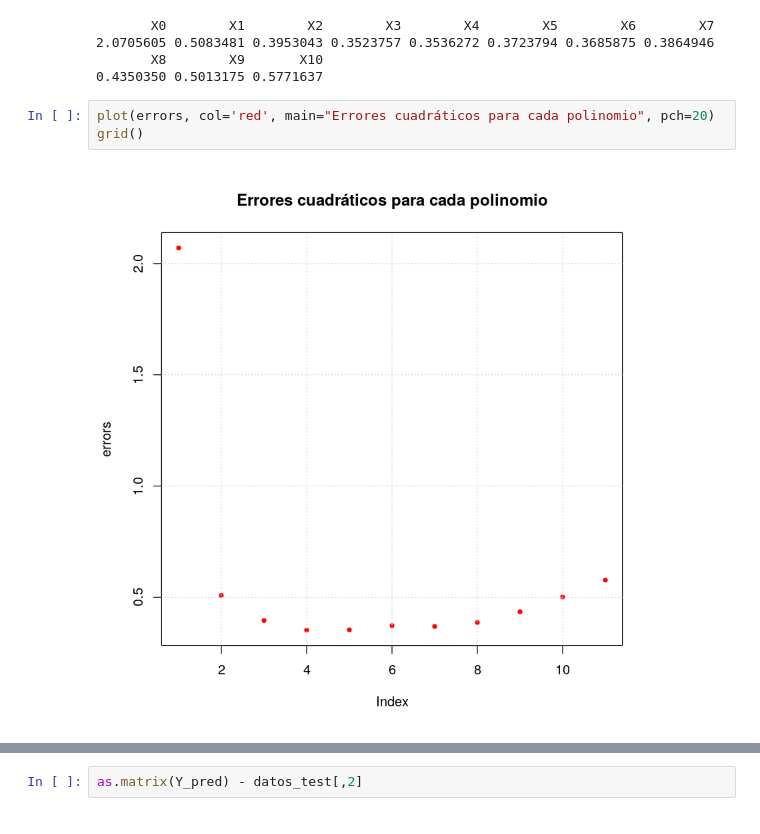
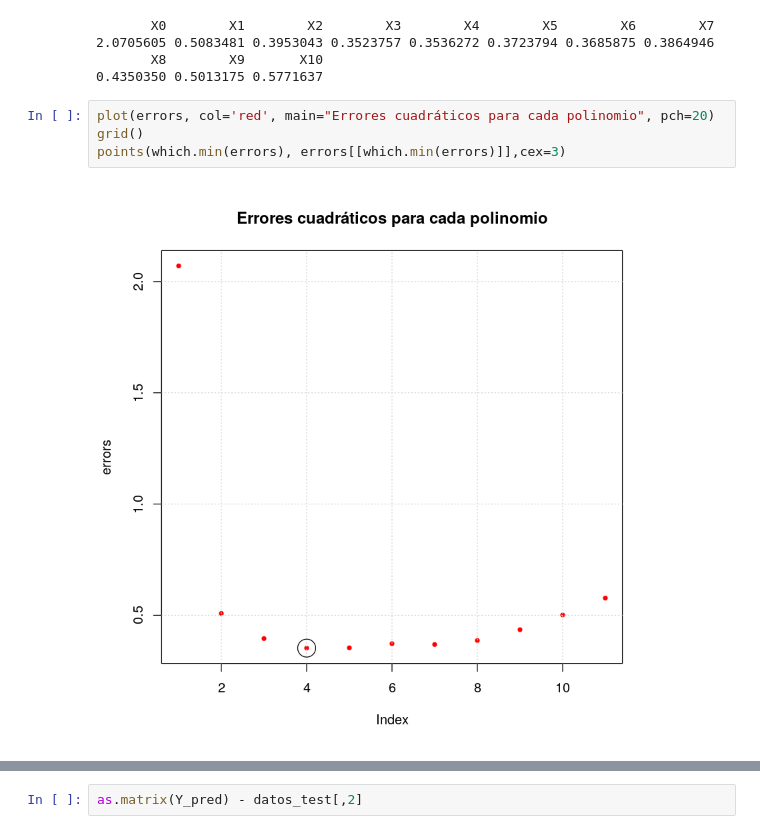
Before and after one commit to LecJackS/Ciencia-de-datos-con-R_Fundamentos-Estadisticos_2020, a Jupyter notebook: clase25/Clase 25 - Guía Regresión.ipynb, the cells around one changed output, grey strips where cells are left out. Cells and saved outputs as stored; diff of their text form.

```diff
--- a/clase25/Clase 25 - Guía Regresión.ipynb
+++ b/clase25/Clase 25 - Guía Regresión.ipynb
@@ -361,5 +356,6 @@ errors
 # %%
 plot(errors, col='red', main="Errores cuadráticos para cada polinomio", pch=20)
 grid()
+points(which.min(errors), errors[[which.min(errors)]],cex=3)
 # %% [output]
-[figure, old version]
+[figure, new version]
```
Also changed, not shown: parts of 10 cells of this notebook.
